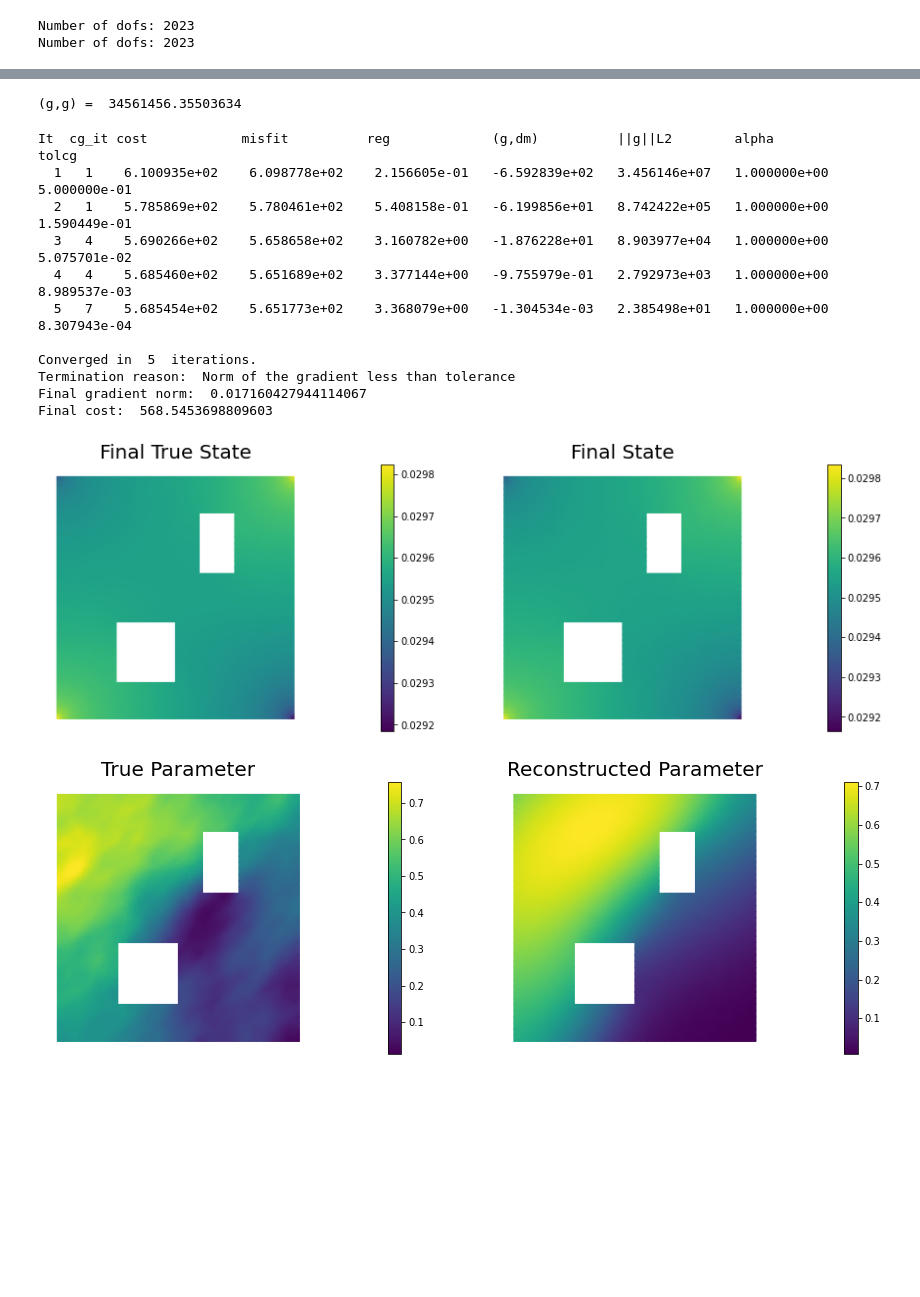
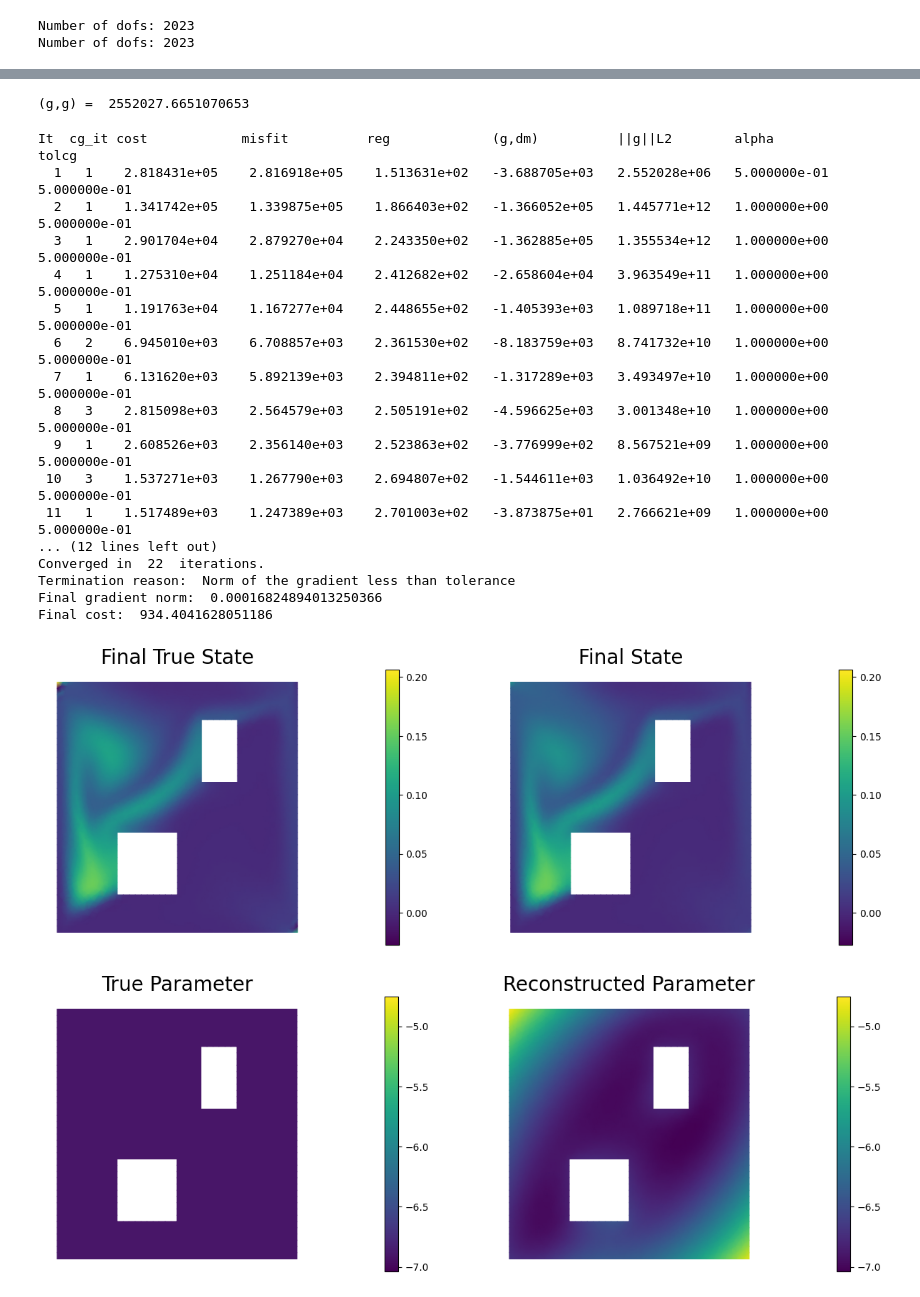
Before and after one commit to Irabiel/ad_diff_diffPara, a Jupyter notebook: ip_advection_diffusion_bayesian_incg.ipynb, the cells around one changed output, grey strips where cells are left out. Drawn from its saved outputs; the diff is of its cells as text; code cells hidden in the pictures; blank space fills up the shorter version.

```diff
--- a/ip_advection_diffusion_bayesian_incg.ipynb
+++ b/ip_advection_diffusion_bayesian_incg.ipynb
@@ -31,7 +30,7 @@ def computeVelocityField(mesh):
     mixed_element = ufl.MixedElement([Xh.ufl_element(), Wh.ufl_element()])
     XW = dl.FunctionSpace(mesh, mixed_element)
 
-    Re = dl.Constant(1e2)
+    Re = dl.Constant(100)
 
     g = dl.Expression(('0.0','(x[0] < 1e-14) - (x[0] > 1 - 1e-14)'), degree=1)
     bc1 = dl.DirichletBC(XW.sub(0), g, v_boundary)
@@ -105,7 +102,12 @@ anis_diff.set(theta0, theta1, alpha)
 
 prior = BiLaplacianPrior(Vh[PARAMETER], gamma, delta, anis_diff, robin_bc=True)
 #prior = LaplacianPrior(Vh[PARAMETER], gamma, delta, mean=None)
-mtrue = true_model(prior)
+#prior.mean = dl.interpolate(dl.Constant(0.25), Vh[PARAMETER]).vector()
+#mtrue = true_model(prior)
+m_expr = dl.Expression(
+    'std::log(.001)/std::log(std::exp(1))',
+    element=Vh[PARAMETER].ufl_element())
+mtrue = dl.interpolate(m_expr, Vh[PARAMETER]).vector()
 
 t_init         = 0.
 t_final        = 4.
@@ -120,9 +122,7 @@ targets = np.loadtxt('targets.txt')
 print ("Number of observation points: {0}".format(targets.shape[0]) )
 misfit = SpaceTimePointwiseStateObservation(Vh[STATE], observation_times, targets)
 
-#true_initial_condition = prior.mean
-
-problem = TimeDependentAD(mesh, Vh, prior, misfit, simulation_times, wind_velocity, False, true_initial_condition)
+problem = TimeDependentAD(mesh, Vh, prior, misfit, simulation_times, wind_velocity, True, true_initial_condition)
 
 
 objs = [dl.Function(Vh[PARAMETER],mtrue),
@@ -181,52 +183,65 @@ grad_norm = problem.evalGradientParameter([u,m,p], mg)
 
 print( "(g,g) = ", grad_norm)
 # %% [output]
-(g,g) =  34561456.35503634
+(g,g) =  2552027.6651070653
 # %%
 m = prior.mean.copy()
 solver = ReducedSpaceNewtonCG(problem)
 solver.parameters["rel_tolerance"] = 1e-8
 solver.parameters["abs_tolerance"] = 1e-12
 solver.parameters["max_iter"]      = 25
 solver.parameters["GN_iter"] = 5
 solver.parameters["globalization"] = "LS"
 solver.parameters["LS"]["c_armijo"] = 1e-4
 
 
 x = solver.solve([None, m, None])
 
 if solver.converged:
     print( "\nConverged in ", solver.it, " iterations.")
 else:
     print( "\nNot Converged")
 
 print( "Termination reason: ", solver.termination_reasons[solver.reason] )
 print( "Final gradient norm: ", solver.final_grad_norm )
 print( "Final cost: ", solver.final_cost )
 
+
+u_min = min(utrue.data[-1].min(),x[STATE].data[-1].min())
+u_max = max(utrue.data[-1].max(),x[STATE].data[-1].max())
+
 plt.figure(figsize=(15,5))
-nb.plot(dl.Function(Vh[STATE], utrue.data[-1]), mytitle="Final True State", subplot_loc=121)
-nb.plot(dl.Function(Vh[STATE], x[STATE].data[-1]), subplot_loc=122,mytitle="Final State")
+nb.plot(dl.Function(Vh[STATE], utrue.data[-1]), mytitle="Final True State", subplot_loc=121, vmin=u_min, vmax=u_max)
+nb.plot(dl.Function(Vh[STATE], x[STATE].data[-1]), subplot_loc=122,mytitle="Final State", vmin=u_min, vmax=u_max)
 plt.show()
 
+m_min = min(mtrue.min(),x[PARAMETER].min())
+m_max = max(mtrue.max(),x[PARAMETER].max())
+
 plt.figure(figsize=(15,5))
-nb.plot(dl.Function(Vh[PARAMETER], mtrue), subplot_loc=121,mytitle="True Parameter")
-nb.plot(dl.Function(Vh[PARAMETER], x[PARAMETER]), subplot_loc=122,mytitle="Reconstructed Parameter")
+nb.plot(dl.Function(Vh[PARAMETER], mtrue), subplot_loc=121,mytitle="True Parameter", vmin=m_min, vmax=m_max)
+nb.plot(dl.Function(Vh[PARAMETER], x[PARAMETER]), subplot_loc=122,mytitle="Reconstructed Parameter", vmin=m_min, vmax=m_max)
 plt.show()
 # %% [output]
 It  cg_it cost            misfit          reg             (g,dm)          ||g||L2        alpha          tolcg
-  1   1    6.100935e+02    6.098778e+02    2.156605e-01   -6.592839e+02   3.456146e+07   1.000000e+00   5.000000e-01
-  2   1    5.785869e+02    5.780461e+02    5.408158e-01   -6.199856e+01   8.742422e+05   1.000000e+00   1.590449e-01
-  3   4    5.690266e+02    5.658658e+02    3.160782e+00   -1.876228e+01   8.903977e+04   1.000000e+00   5.075701e-02
-  4   4    5.685460e+02    5.651689e+02    3.377144e+00   -9.755979e-01   2.792973e+03   1.000000e+00   8.989537e-03
-  5   7    5.685454e+02    5.651773e+02    3.368079e+00   -1.304534e-03   2.385498e+01   1.000000e+00   8.307943e-04
-
-Converged in  5  iterations.
+  1   1    2.818431e+05    2.816918e+05    1.513631e+02   -3.688705e+03   2.552028e+06   5.000000e-01   5.000000e-01
+  2   1    1.341742e+05    1.339875e+05    1.866403e+02   -1.366052e+05   1.445771e+12   1.000000e+00   5.000000e-01
+  3   1    2.901704e+04    2.879270e+04    2.243350e+02   -1.362885e+05   1.355534e+12   1.000000e+00   5.000000e-01
+  4   1    1.275310e+04    1.251184e+04    2.412682e+02   -2.658604e+04   3.963549e+11   1.000000e+00   5.000000e-01
+  5   1    1.191763e+04    1.167277e+04    2.448655e+02   -1.405393e+03   1.089718e+11   1.000000e+00   5.000000e-01
+  6   2    6.945010e+03    6.708857e+03    2.361530e+02   -8.183759e+03   8.741732e+10   1.000000e+00   5.000000e-01
+  7   1    6.131620e+03    5.892139e+03    2.394811e+02   -1.317289e+03   3.493497e+10   1.000000e+00   5.000000e-01
+  8   3    2.815098e+03    2.564579e+03    2.505191e+02   -4.596625e+03   3.001348e+10   1.000000e+00   5.000000e-01
+  9   1    2.608526e+03    2.356140e+03    2.523863e+02   -3.776999e+02   8.567521e+09   1.000000e+00   5.000000e-01
+ 10   3    1.537271e+03    1.267790e+03    2.694807e+02   -1.544611e+03   1.036492e+10   1.000000e+00   5.000000e-01
+ 11   1    1.517489e+03    1.247389e+03    2.701003e+02   -3.873875e+01   2.766621e+09   1.000000e+00   5.000000e-01
+... (12 lines left out)
+Converged in  22  iterations.
 Termination reason:  Norm of the gradient less than tolerance
-Final gradient norm:  0.017160427944114067
-Final cost:  568.5453698809603
+Final gradient norm:  0.00016824894013250366
+Final cost:  934.4041628051186
-[figure, old version]
+[figure, new version]
-[figure, old version]
+[figure, new version]
 # %%
 problem.setPointForHessianEvaluations(x, gauss_newton_approx=False)
 H = ReducedHessian(problem, misfit_only=True)
```
Also changed, not shown: parts of 9 cells of this notebook, 4 other files.
